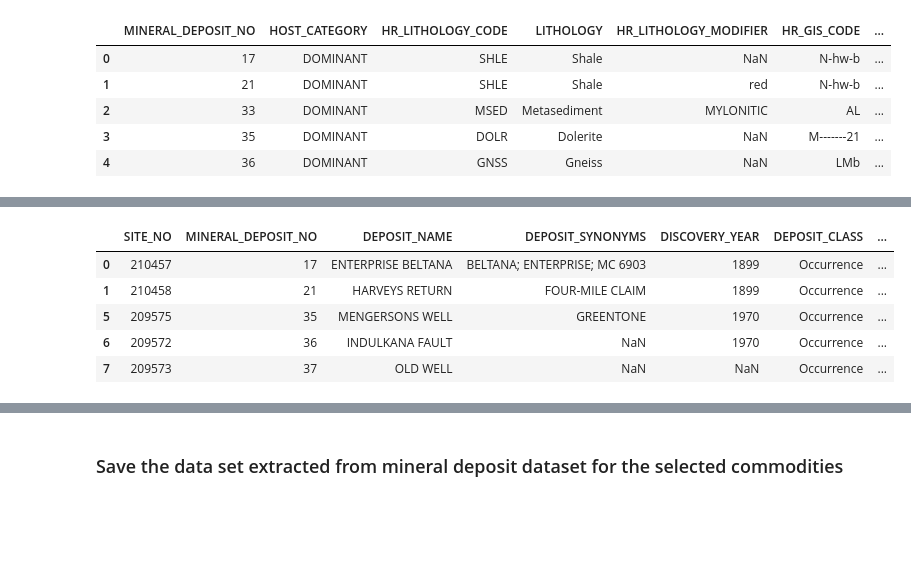
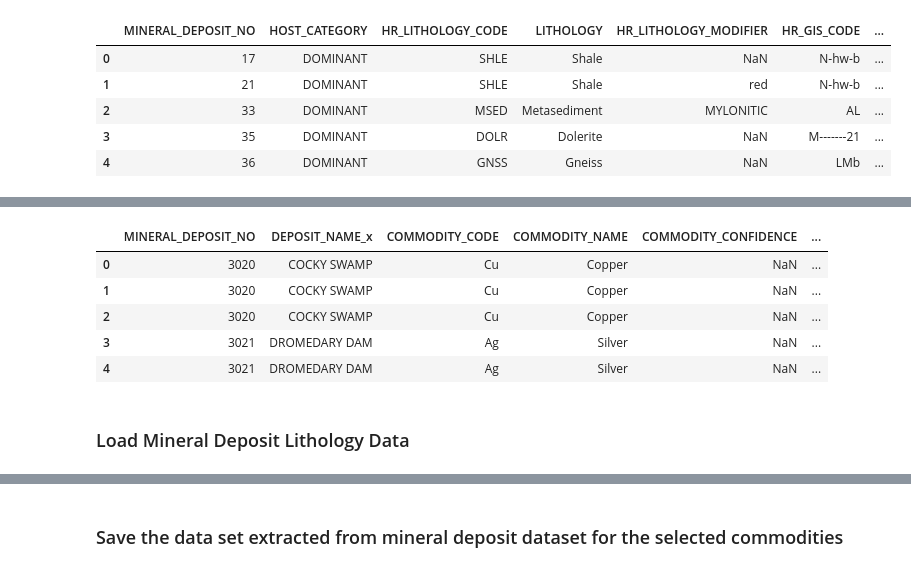
Before and after one commit to stevenchendan/exploreSA-Gawler, a Jupyter notebook: md_data _processing.ipynb, the cells around one changed output, grey strips where cells are left out. Drawn from its saved outputs; the diff is of its cells as text; code cells hidden in the pictures; blank space fills up the shorter version.

```diff
--- a/md_data _processing.ipynb
+++ b/md_data _processing.ipynb
@@ -321,6 +314,6 @@ interested_md_details_exp.head()
 # %%
-extract_mineral_deposit = pd.concat(
-    [interested_md_commodity_exp_site, interested_md_details_exp], axis=1,
-    join='inner')
+extract_mineral_deposit = interested_md_commodity_exp.merge(
+    interested_md_details_exp, how='inner', on=['SITE_NO', 'MINERAL_DEPOSIT_NO'],
+    suffixes=('', '_details'))
 extract_mineral_deposit.head(5)
 # %% [output]
@@ -343,7 +338,7 @@ sarig_md_mineralogy_exp.head(5)
 | 3 | 17 | ENTERPRISE BELTANA | MAL | Malachite | ORE | MINOR | ... |
 | 4 | 17 | ENTERPRISE BELTANA | QZ | Quartz | GANGUE | MAJOR | ... |
 # %%
-interested_md_mineralogy_exp = sarig_md_mineralogy_exp[sarig_md_mineralogy_exp['SITE_NO'].isin(interested_md_commodity_exp_site)]
+interested_md_mineralogy_exp = sarig_md_mineralogy_exp[sarig_md_mineralogy_exp['SITE_NO'].isin(rs_chem_site_num)]
 interested_md_mineralogy_exp.head()
 # %% [output]
 |  | MINERAL_DEPOSIT_NO | DEPOSIT_NAME | MINERAL_CODE | MINERAL | MINERAL_TYPE | RELATIVE_ABUNDANCE_CODE | ... |
@@ -355,6 +350,5 @@ interested_md_mineralogy_exp.head()
 # %%
-extract_mineral_deposit = pd.concat(
-    [extract_mineral_deposit, interested_md_mineralogy_exp], axis=1,
-    join='inner')
+extract_mineral_deposit = extract_mineral_deposit.merge(
+    interested_md_mineralogy_exp, how='inner', on=['SITE_NO', 'MINERAL_DEPOSIT_NO'])
 extract_mineral_deposit.head()
 # %% [output]
@@ -377,7 +373,7 @@ sarig_md_zone_hr_lith_exp.head(5)
 | 3 | 35 | DOMINANT | DOLR | Dolerite | NaN | M-------21 | ... |
 | 4 | 36 | DOMINANT | GNSS | Gneiss | NaN | LMb | ... |
 # %%
-interested_md_zone_hr_lith_exp = sarig_md_zone_hr_lith_exp[sarig_md_zone_hr_lith_exp['SITE_NO'].isin(interested_md_commodity_exp_site)]
+interested_md_zone_hr_lith_exp = sarig_md_zone_hr_lith_exp[sarig_md_zone_hr_lith_exp['SITE_NO'].isin(rs_chem_site_num)]
 interested_md_zone_hr_lith_exp.head()
 # %% [output]
 |  | MINERAL_DEPOSIT_NO | HOST_CATEGORY | HR_LITHOLOGY_CODE | LITHOLOGY | HR_LITHOLOGY_MODIFIER | HR_GIS_CODE | ... |
@@ -389,15 +385,17 @@ interested_md_zone_hr_lith_exp.head()
 # %%
-extract_mineral_deposit = pd.concat(
-    [extract_mineral_deposit, interested_md_zone_hr_lith_exp], axis=1,
-    join='inner')
+extract_mineral_deposit = extract_mineral_deposit.merge(
+    interested_md_zone_hr_lith_exp, how='inner',
+    on=['SITE_NO', 'MINERAL_DEPOSIT_NO'])
 extract_mineral_deposit.head()
 # %% [output]
-|  | SITE_NO | MINERAL_DEPOSIT_NO | DEPOSIT_NAME | DEPOSIT_SYNONYMS | DISCOVERY_YEAR | DEPOSIT_CLASS | ... |
-| 0 | 210457 | 17 | ENTERPRISE BELTANA | BELTANA; ENTERPRISE; MC 6903 | 1899 | Occurrence | ... |
-| 1 | 210458 | 21 | HARVEYS RETURN | FOUR-MILE CLAIM | 1899 | Occurrence | ... |
-| 5 | 209575 | 35 | MENGERSONS WELL | GREENTONE | 1970 | Occurrence | ... |
-| 6 | 209572 | 36 | INDULKANA FAULT | NaN | 1970 | Occurrence | ... |
-| 7 | 209573 | 37 | OLD WELL | NaN | NaN | Occurrence | ... |
+|  | MINERAL_DEPOSIT_NO | DEPOSIT_NAME_x | COMMODITY_CODE | COMMODITY_NAME | COMMODITY_CONFIDENCE | ... |
+| 0 | 3020 | COCKY SWAMP | Cu | Copper | NaN | ... |
+| 1 | 3020 | COCKY SWAMP | Cu | Copper | NaN | ... |
+| 2 | 3020 | COCKY SWAMP | Cu | Copper | NaN | ... |
+| 3 | 3021 | DROMEDARY DAM | Ag | Silver | NaN | ... |
+| 4 | 3021 | DROMEDARY DAM | Ag | Silver | NaN | ... |
+# %% [markdown]
+### Load Mineral Deposit Lithology Data
 # %%
 sarig_md_zone_lith_exp = pd.read_csv(
     zipfile(os.path.join(data_loc, file_name),'r').open('SARIG_Data_Package/sarig_md_zone_lith_exp.csv','r'),
```
Also changed, not shown: parts of 16 cells of this notebook, 3 other files.
